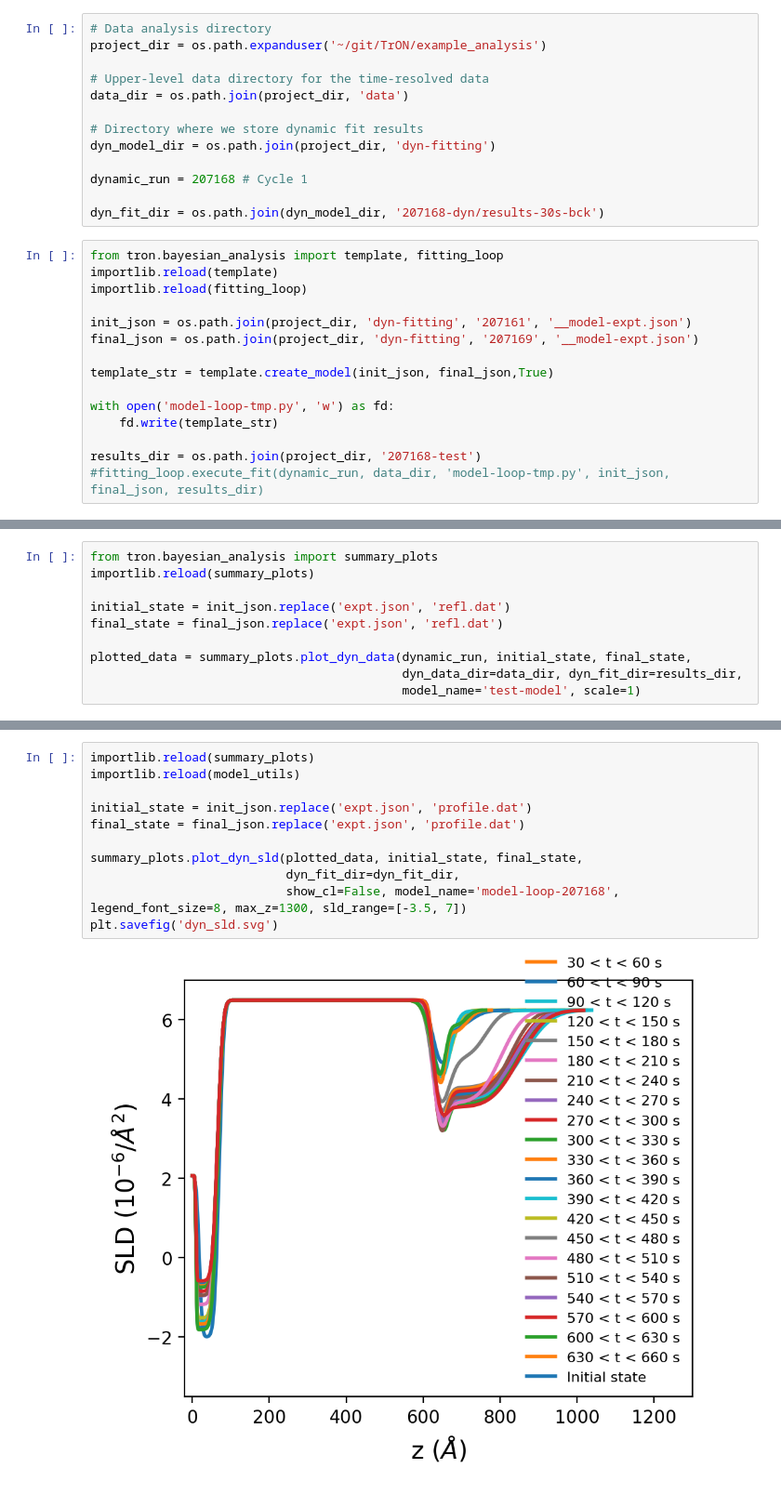
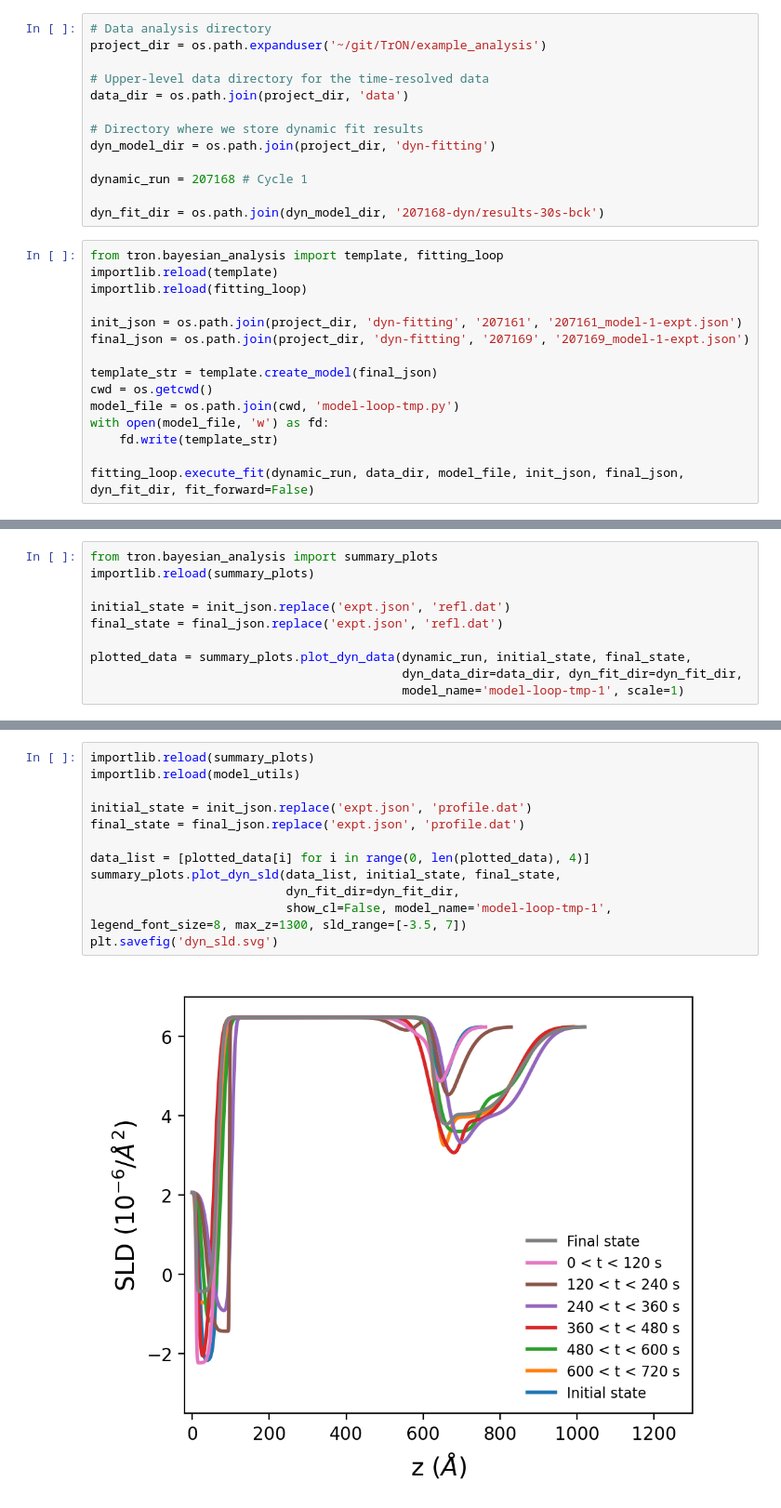
Before and after one commit to mdoucet/TrON, a Jupyter notebook: example_analysis/notebooks/workflow-test.ipynb, the cells around one changed output, grey strips where cells are left out. Shown at 93% size. Drawn from its saved outputs; the diff is of its cells as text.

```diff
--- a/example_analysis/notebooks/workflow-test.ipynb
+++ b/example_analysis/notebooks/workflow-test.ipynb
@@ -51,13 +51,13 @@ from tron.bayesian_analysis import template, fitting_loop
 importlib.reload(template)
 importlib.reload(fitting_loop)
 
-init_json = os.path.join(project_dir, 'dyn-fitting', '207161', '__model-expt.json')
-final_json = os.path.join(project_dir, 'dyn-fitting', '207169', '__model-expt.json')
+init_json = os.path.join(project_dir, 'dyn-fitting', '207161', '207161_model-1-expt.json')
+final_json = os.path.join(project_dir, 'dyn-fitting', '207169', '207169_model-1-expt.json')
 
-template_str = template.create_model(init_json, final_json,True)
-
-with open('model-loop-tmp.py', 'w') as fd:
+template_str = template.create_model(final_json)
+cwd = os.getcwd()
+model_file = os.path.join(cwd, 'model-loop-tmp.py')
+with open(model_file, 'w') as fd:
     fd.write(template_str)
 
-results_dir = os.path.join(project_dir, '207168-test')
-#fitting_loop.execute_fit(dynamic_run, data_dir, 'model-loop-tmp.py', init_json, final_json, results_dir)
+fitting_loop.execute_fit(dynamic_run, data_dir, model_file, init_json, final_json, dyn_fit_dir, fit_forward=False)
@@ -69,7 +87,7 @@ initial_state = init_json.replace('expt.json', 'refl.dat')
 final_state = final_json.replace('expt.json', 'refl.dat')
 
 plotted_data = summary_plots.plot_dyn_data(dynamic_run, initial_state, final_state,
-                                           dyn_data_dir=data_dir, dyn_fit_dir=results_dir,
-                                           model_name='test-model', scale=1)
+                                           dyn_data_dir=data_dir, dyn_fit_dir=dyn_fit_dir,
+                                           model_name='model-loop-tmp-1', scale=1)
 # %% [output]
 23
@@ -77,13 +95,14 @@ plotted_data = summary_plots.plot_dyn_data(dynamic_run, initial_state, final_sta
 # %%
 importlib.reload(summary_plots)
 importlib.reload(model_utils)
 
 initial_state = init_json.replace('expt.json', 'profile.dat')
 final_state = final_json.replace('expt.json', 'profile.dat')
 
-summary_plots.plot_dyn_sld(plotted_data, initial_state, final_state,
+data_list = [plotted_data[i] for i in range(0, len(plotted_data), 4)]
+summary_plots.plot_dyn_sld(data_list, initial_state, final_state,
                            dyn_fit_dir=dyn_fit_dir,
-                           show_cl=False, model_name='model-loop-207168', legend_font_size=8, max_z=1300, sld_range=[-3.5, 7])
+                           show_cl=False, model_name='model-loop-tmp-1', legend_font_size=8, max_z=1300, sld_range=[-3.5, 7])
 plt.savefig('dyn_sld.svg')
 # %% [output]
-[figure, old version]
+[figure, new version]
```
Also changed, not shown: parts of 3 cells of this notebook, 24 other files.
